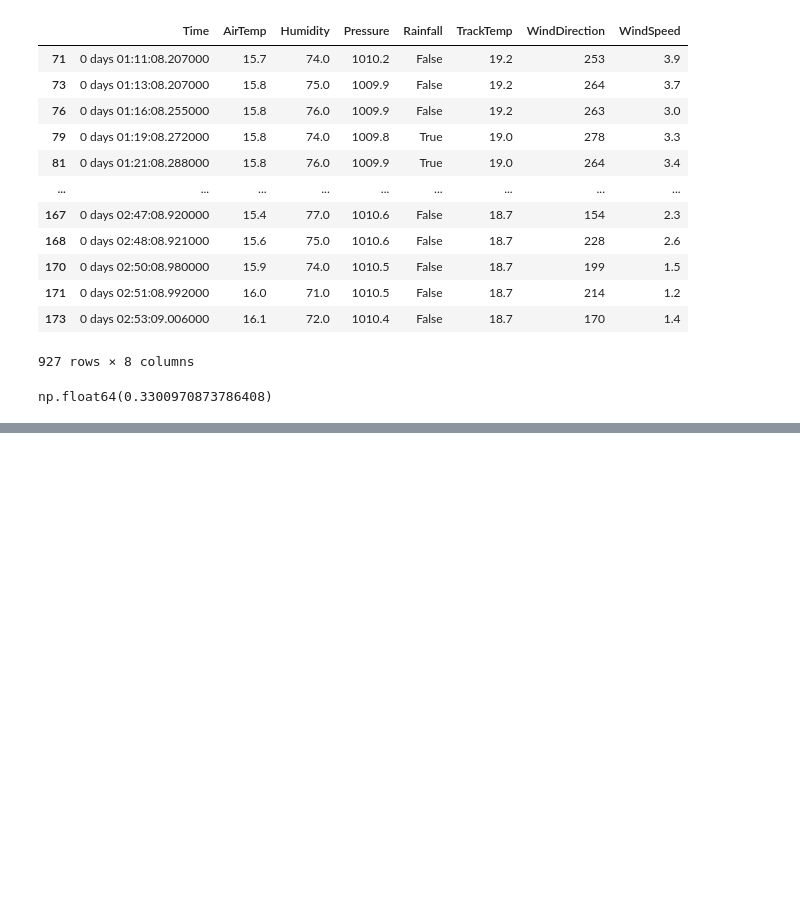
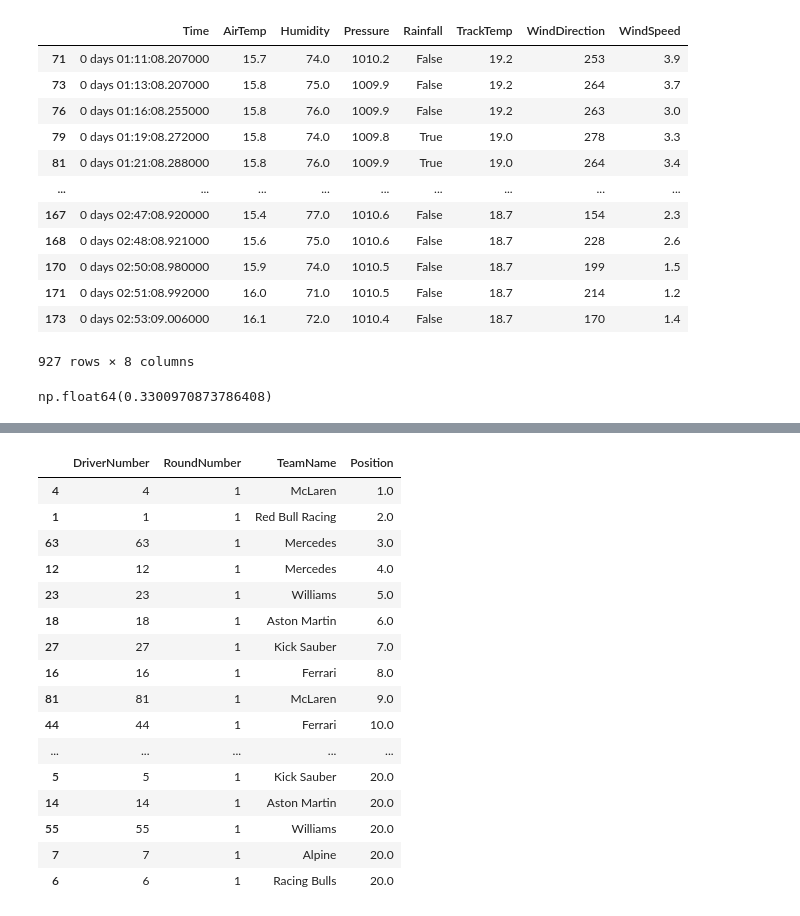
Before and after one commit to jifor/F1-Prediction-Project, a Jupyter notebook: data_testing.ipynb, the cells around one changed output, grey strips where cells are left out. Cells and saved outputs as stored; diff of their text form; code cells hidden in the pictures; blank space fills up the shorter version.

```diff
--- a/data_testing.ipynb
+++ b/data_testing.ipynb
@@ -1088,0 +1176,6 @@ ValueError: The truth value of a Series is ambiguous. Use a.empty, a.bool(), a.i
+# %%
+year = 2025
+round = 1
+
+session = ff1.get_session(year, round, 'R')
+session.load()
@@ -1088,0 +1201,20 @@ ValueError: The truth value of a Series is ambiguous. Use a.empty, a.bool(), a.i
+# %%
+get_race_results(session=session)
+# %% [output]
+|  | DriverNumber | RoundNumber | TeamName | Position |
+| 4 | 4 | 1 | McLaren | 1.0 |
+| 1 | 1 | 1 | Red Bull Racing | 2.0 |
+| 63 | 63 | 1 | Mercedes | 3.0 |
+| 12 | 12 | 1 | Mercedes | 4.0 |
+| 23 | 23 | 1 | Williams | 5.0 |
+| 18 | 18 | 1 | Aston Martin | 6.0 |
+| 27 | 27 | 1 | Kick Sauber | 7.0 |
+| 16 | 16 | 1 | Ferrari | 8.0 |
+| 81 | 81 | 1 | McLaren | 9.0 |
+| 44 | 44 | 1 | Ferrari | 10.0 |
+| ... | ... | ... | ... | ... |
+| 5 | 5 | 1 | Kick Sauber | 20.0 |
+| 14 | 14 | 1 | Aston Martin | 20.0 |
+| 55 | 55 | 1 | Williams | 20.0 |
+| 7 | 7 | 1 | Alpine | 20.0 |
+| 6 | 6 | 1 | Racing Bulls | 20.0 |
```
Also changed, not shown: parts of 17 cells of this notebook, 1 other file.
